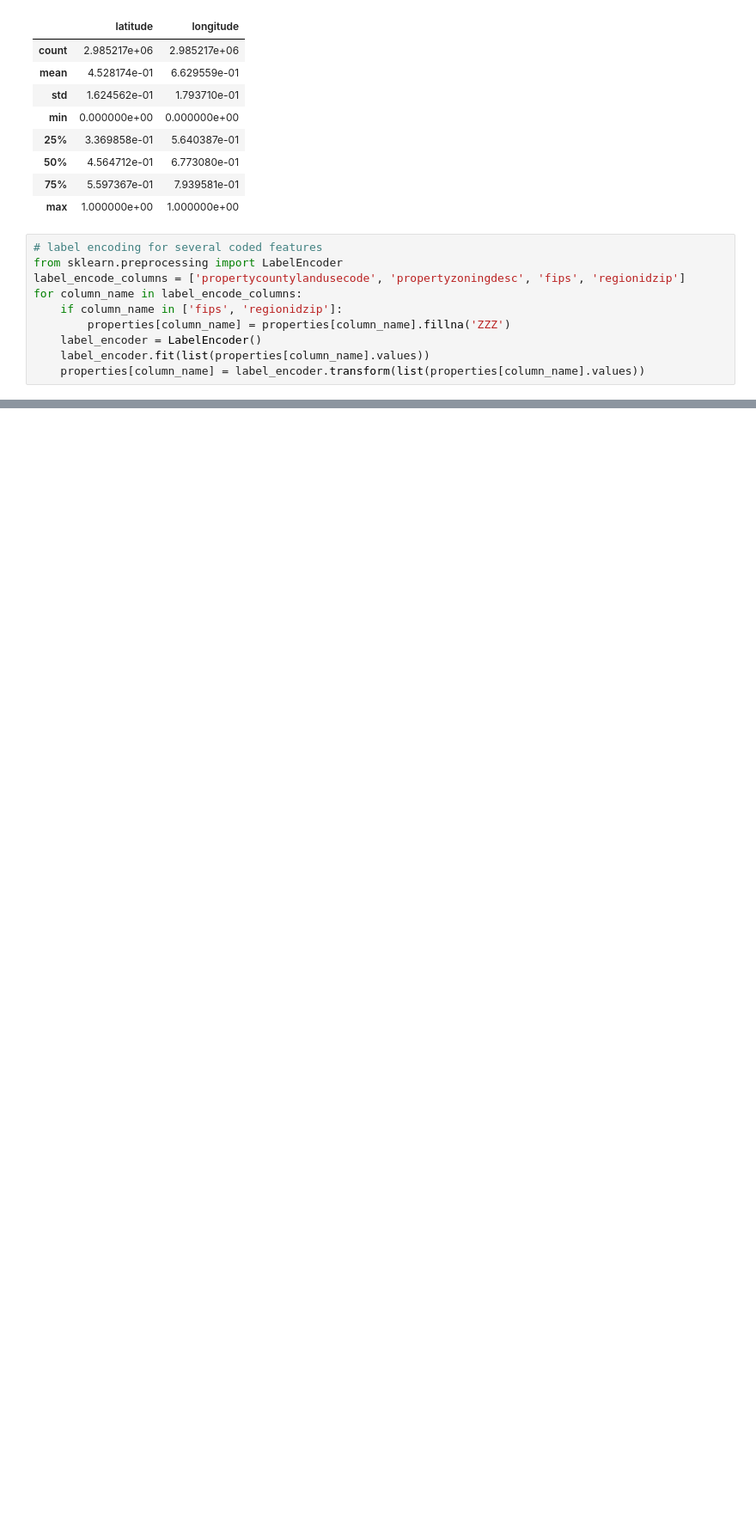
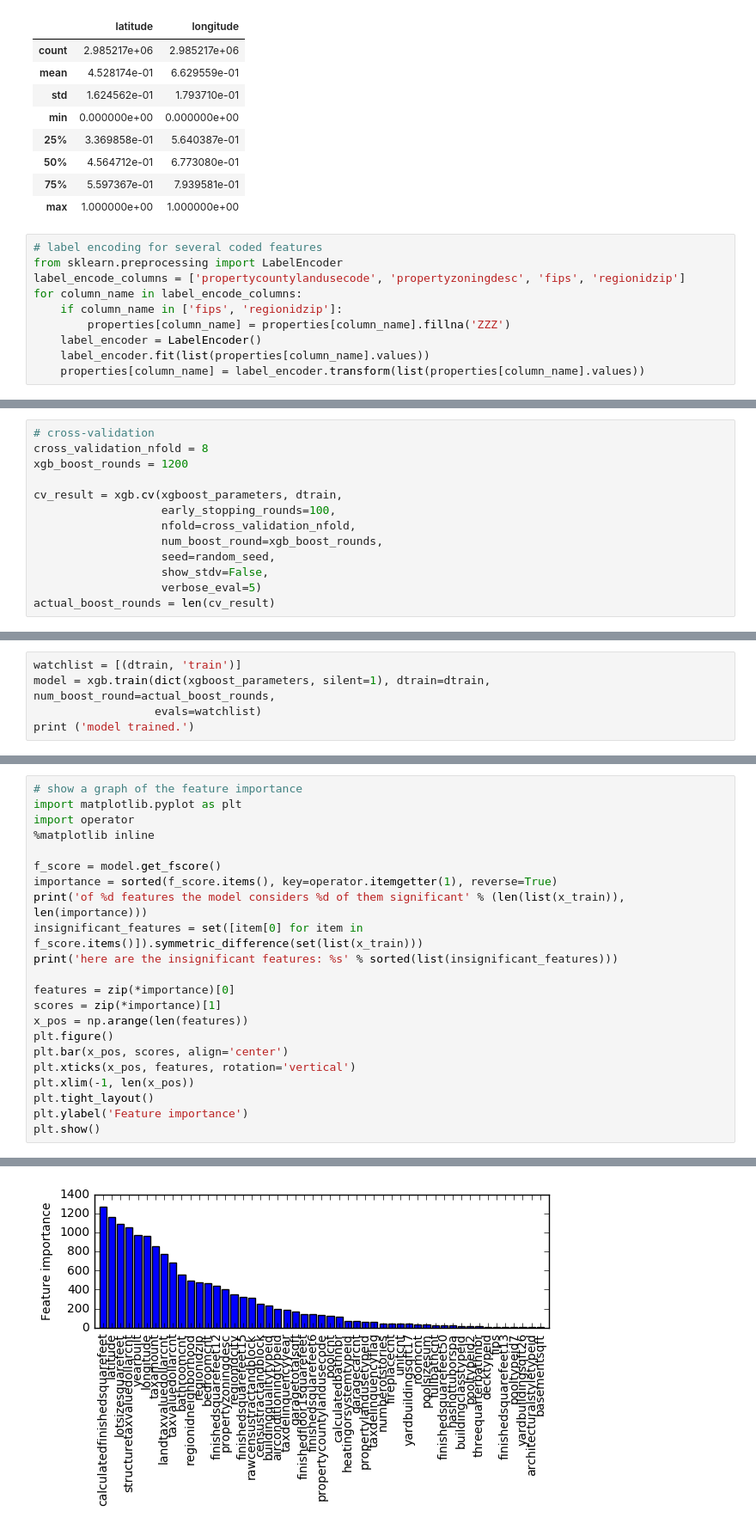
Before and after one commit to mikedelong/kaggle-zestimate, a Jupyter notebook: capstone_submission.ipynb, the cells around one changed output, grey strips where cells are left out. Shown at 86% size. Cells and saved outputs as stored; diff of their text form; blank space fills up the shorter version.

Commit message:
feature: first full run plus a couple of graphs.

```diff
--- a/capstone_submission.ipynb
+++ b/capstone_submission.ipynb
@@ -156,0 +259,13 @@ properties.describe()
+# %%
+# cross-validation
+cross_validation_nfold = 8
+xgb_boost_rounds = 1200
+
+cv_result = xgb.cv(xgboost_parameters, dtrain,
+                   early_stopping_rounds=100,
+                   nfold=cross_validation_nfold,
+                   num_boost_round=xgb_boost_rounds,
+                   seed=random_seed,
+                   show_stdv=False,
+                   verbose_eval=5)
+actual_boost_rounds = len(cv_result)
@@ -156,0 +294,5 @@ properties.describe()
+# %%
+watchlist = [(dtrain, 'train')]
+model = xgb.train(dict(xgboost_parameters, silent=1), dtrain=dtrain, num_boost_round=actual_boost_rounds,
+                  evals=watchlist)
+print ('model trained.')
@@ -156,0 +342,23 @@ properties.describe()
+# %%
+# show a graph of the feature importance
+import matplotlib.pyplot as plt
+import operator
+%matplotlib inline
+
+f_score = model.get_fscore()
+importance = sorted(f_score.items(), key=operator.itemgetter(1), reverse=True)
+print('of %d features the model considers %d of them significant' % (len(list(x_train)), len(importance)))
+insignificant_features = set([item[0] for item in f_score.items()]).symmetric_difference(set(list(x_train)))
+print('here are the insignificant features: %s' % sorted(list(insignificant_features)))
+
+features = zip(*importance)[0]
+scores = zip(*importance)[1]
+x_pos = np.arange(len(features))
+plt.figure()
+plt.bar(x_pos, scores, align='center')
+plt.xticks(x_pos, features, rotation='vertical')
+plt.xlim(-1, len(x_pos))
+plt.tight_layout()
+plt.ylabel('Feature importance')
+plt.show()
+# %% [output]
@@ -156,0 +367 @@ properties.describe()
+[figure, added]
```
Also changed, not shown: parts of 17 cells of this notebook.
